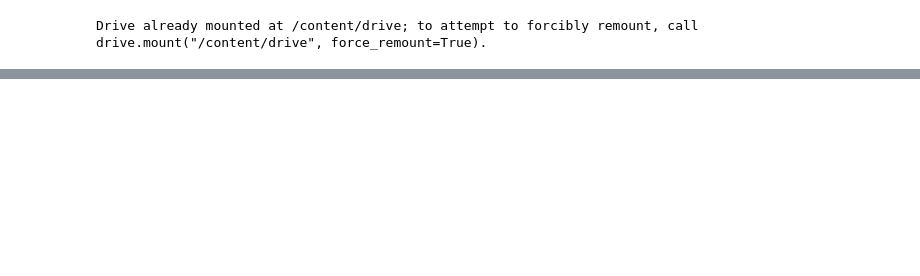
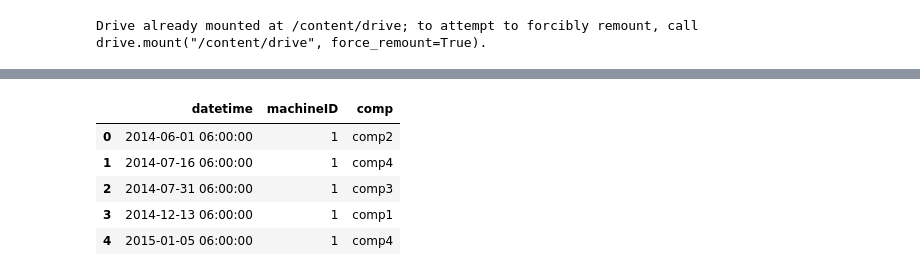
Before and after one commit to caldep/ds4a, a Jupyter notebook: notebooks/analisis_inicial.ipynb, the cells around one changed output, grey strips where cells are left out. Saved outputs shown, nothing was run; the diff lists cells and outputs as text; code cells hidden in the pictures; blank space fills up the shorter version.

```diff
--- a/notebooks/analisis_inicial.ipynb
+++ b/notebooks/analisis_inicial.ipynb
@@ -33,0 +103,10 @@ df_telemetry.head()
+# %%
+#Dataset de Mantenimientos
+dataframe['maint'].head()
+# %% [output]
+|  | datetime | machineID | comp |
+| 0 | 2014-06-01 06:00:00 | 1 | comp2 |
+| 1 | 2014-07-16 06:00:00 | 1 | comp4 |
+| 2 | 2014-07-31 06:00:00 | 1 | comp3 |
+| 3 | 2014-12-13 06:00:00 | 1 | comp1 |
+| 4 | 2015-01-05 06:00:00 | 1 | comp4 |
```
Also changed, not shown: parts of 12 cells of this notebook.
